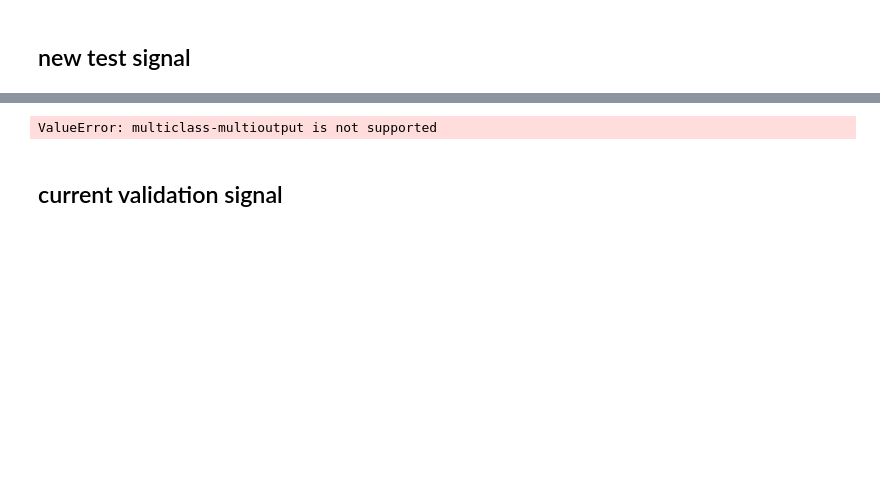
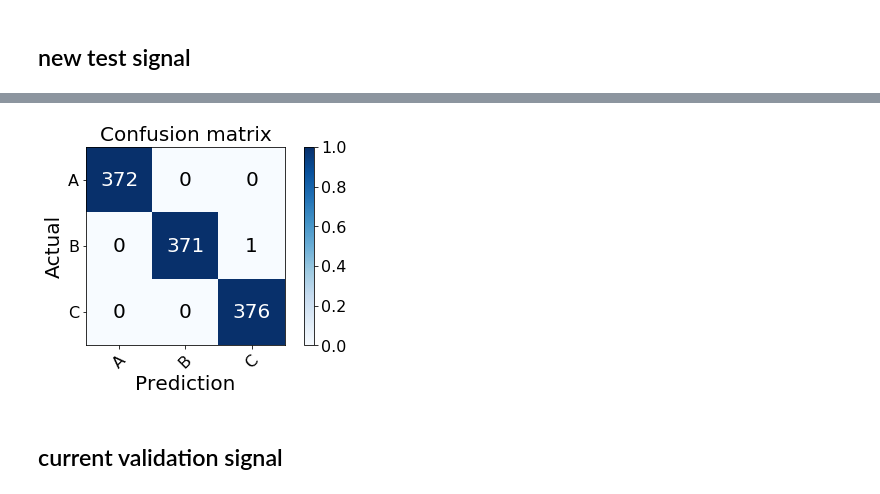
Before and after one commit to WillieMaddox/DiscRimNN, a Jupyter notebook: mixsig.ipynb, the cells around one changed output, grey strips where cells are left out. Cells and saved outputs as stored; diff of their text form; code cells hidden in the pictures; blank space fills up the shorter version.

```diff
--- a/mixsig.ipynb
+++ b/mixsig.ipynb
@@ -817,6 +746,6 @@ plt.grid(True)
 # %%
-plot_confusion_matrix(y_true, y_pred)
+plot_confusion_matrix(y_true[:, -1], y_pred[:, -1])
 # %% [output]
-ValueError: multiclass-multioutput is not supported
+[figure, added]
 # %% [markdown]
 ## current validation signal
```
Also changed, not shown: parts of 16 cells of this notebook, 2 other files.
